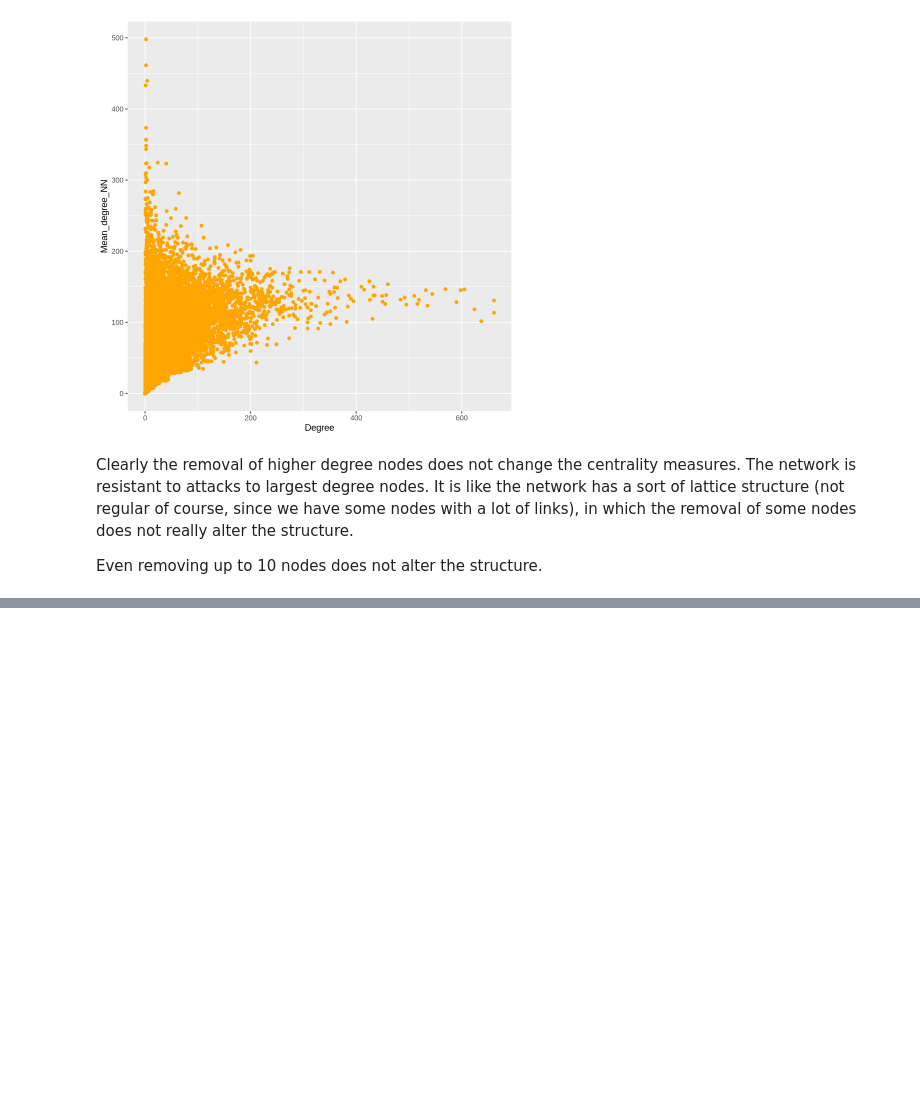
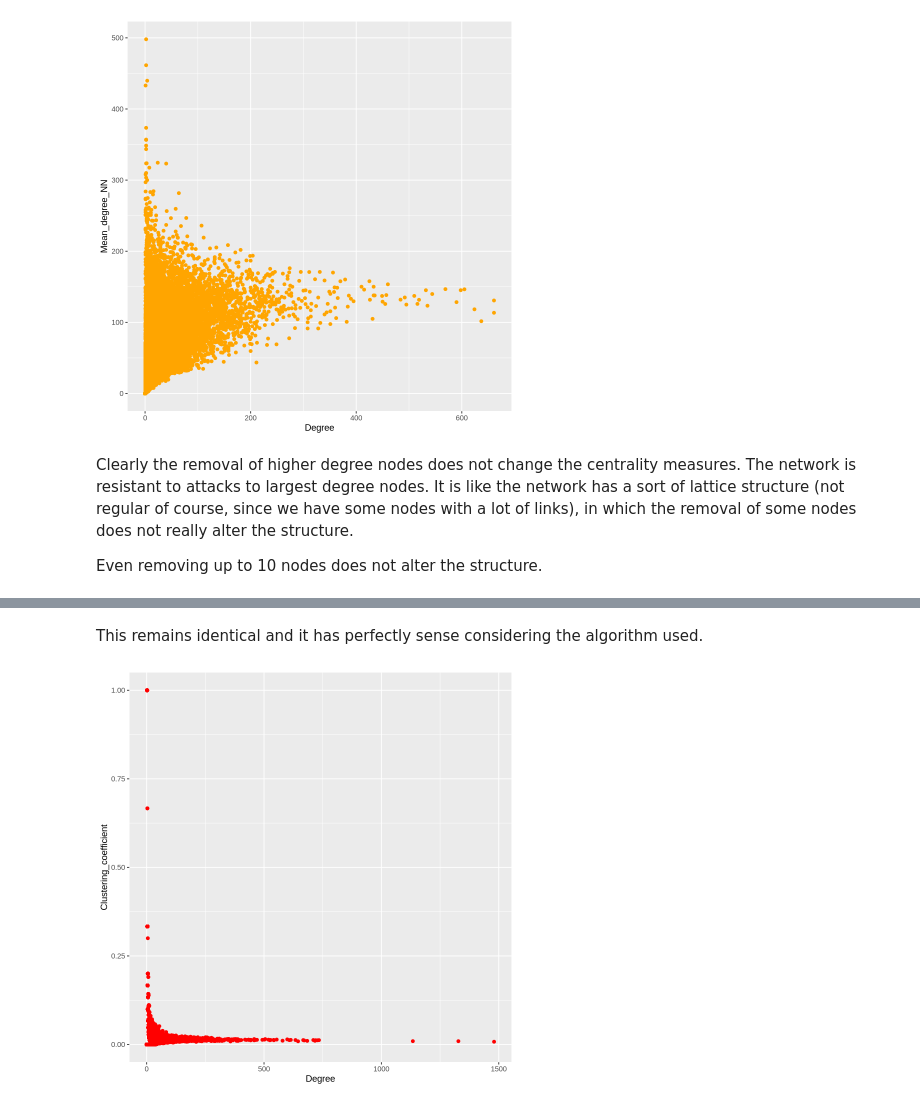
Before and after one commit to riccardo03-maker/Abstract_network, a Jupyter notebook: plots.ipynb, the cells around one changed output, grey strips where cells are left out. Drawn from its saved outputs; the diff is of its cells as text; code cells hidden in the pictures; blank space fills up the shorter version.

Commit message:
Implemented link shuffling

```diff
--- a/plots.ipynb
+++ b/plots.ipynb
@@ -367,0 +370,5 @@ Even removing up to 10 nodes does not alter the structure.
+# %%
+library(tidyverse)
+centrality_measures <- read_csv(
+    "networks/results/link_shuffle/centrality_measures.csv"
+)
@@ -367,0 +404,8 @@ Even removing up to 10 nodes does not alter the structure.
+# %% [markdown]
+This remains identical and it has perfectly sense considering the algorithm used.
+# %%
+#clustering coefficient vs degree
+ggplot(data = centrality_measures, aes(x = Degree, y = Clustering_coefficient)) +
+    geom_point(color = "red")
+# %% [output]
+[figure, added]
```
Also changed, not shown: parts of 10 cells of this notebook, 5 other files.
